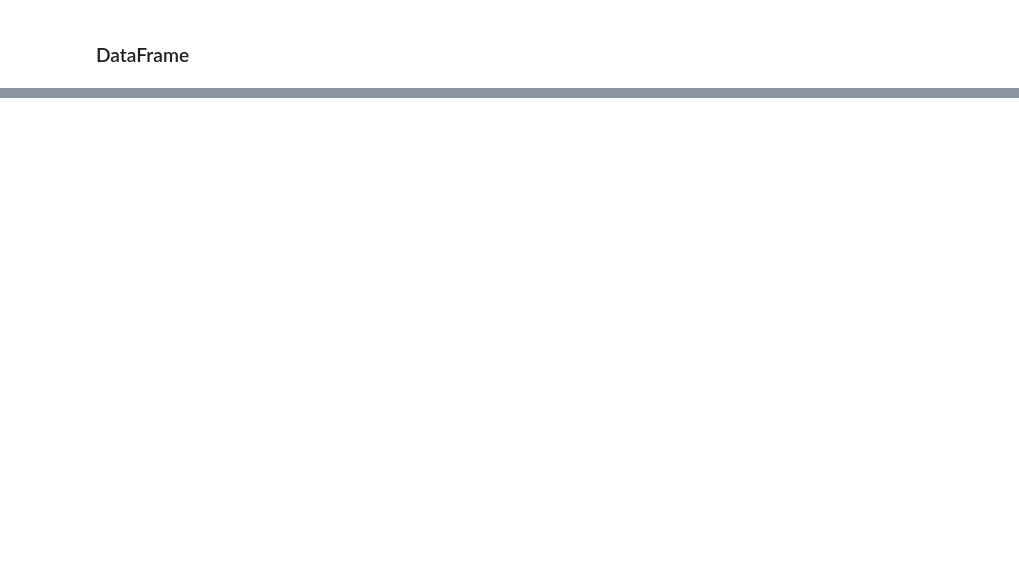
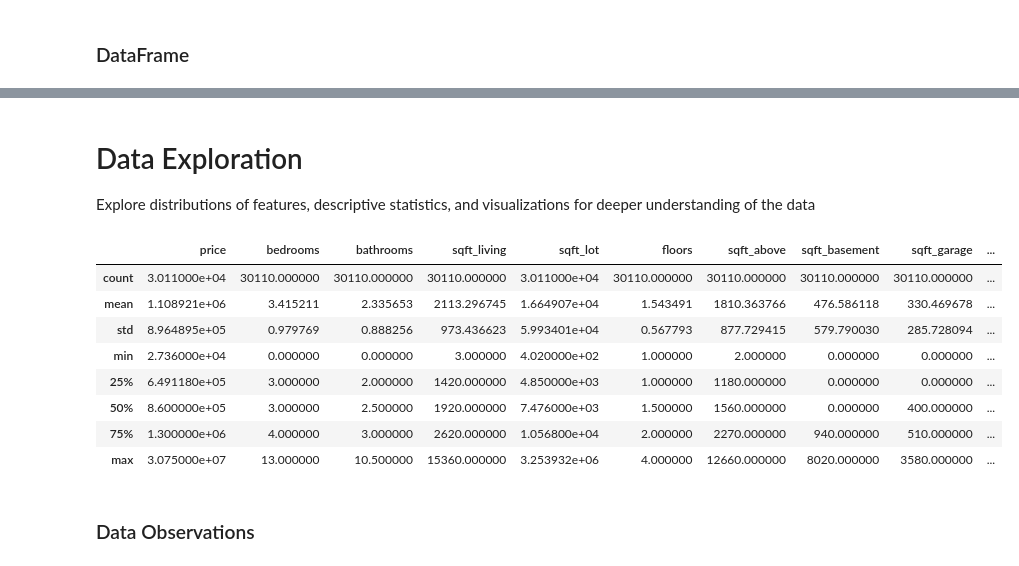
Before and after one commit to alvaromendizabal/dsc-phase-2-project-v2-3, a Jupyter notebook: notebook_final.ipynb, the cells around one changed output, grey strips where cells are left out. Cells and saved outputs as stored; diff of their text form; code cells hidden in the pictures; blank space fills up the shorter version.

```diff
--- a/notebook_final.ipynb
+++ b/notebook_final.ipynb
@@ -36,2 +83,6 @@ from sklearn.preprocessing import PolynomialFeatures, StandardScaler, OrdinalEnc
 # %% [markdown]
 ### DataFrame
+# %%
+# Initialize dataframe from King's County House Data CSV; Parse Dates; View first 5 rows
+kc_house = pd.read_csv('./data/kc_house_data_22.csv', parse_dates=['date'])
+kc_house.head()
@@ -37,0 +205,3 @@ from sklearn.preprocessing import PolynomialFeatures, StandardScaler, OrdinalEnc
+# %%
+# Drop duplicates
+kc_house = kc_house.sort_values('id', ascending = False).drop_duplicates(subset = 'id', keep = 'first')
@@ -37,0 +218,3 @@ from sklearn.preprocessing import PolynomialFeatures, StandardScaler, OrdinalEnc
+# %%
+# Drop 'id' - no longer useful as we have handled duplicate values
+kc_house = kc_house.drop('id', axis=1)
@@ -37,0 +273,3 @@ from sklearn.preprocessing import PolynomialFeatures, StandardScaler, OrdinalEnc
+# %%
+# Since the null values in heat_source and sewer_system comprise only 0.16% of the data, we will drop them
+kc_house = kc_house.dropna()
@@ -37,0 +297,18 @@ from sklearn.preprocessing import PolynomialFeatures, StandardScaler, OrdinalEnc
+# %% [markdown]
+# Data Exploration
+Explore distributions of features, descriptive statistics, and visualizations for deeper understanding of the data
+# %%
+# Data Summary Statistics
+kc_house.describe()
+# %% [output]
+|  | price | bedrooms | bathrooms | sqft_living | sqft_lot | floors | sqft_above | sqft_basement | sqft_garage | ... |
+| count | 3.011000e+04 | 30110.000000 | 30110.000000 | 30110.000000 | 3.011000e+04 | 30110.000000 | 30110.000000 | 30110.000000 | 30110.000000 | ... |
+| mean | 1.108921e+06 | 3.415211 | 2.335653 | 2113.296745 | 1.664907e+04 | 1.543491 | 1810.363766 | 476.586118 | 330.469678 | ... |
+| std | 8.964895e+05 | 0.979769 | 0.888256 | 973.436623 | 5.993401e+04 | 0.567793 | 877.729415 | 579.790030 | 285.728094 | ... |
+| min | 2.736000e+04 | 0.000000 | 0.000000 | 3.000000 | 4.020000e+02 | 1.000000 | 2.000000 | 0.000000 | 0.000000 | ... |
+| 25% | 6.491180e+05 | 3.000000 | 2.000000 | 1420.000000 | 4.850000e+03 | 1.000000 | 1180.000000 | 0.000000 | 0.000000 | ... |
+| 50% | 8.600000e+05 | 3.000000 | 2.500000 | 1920.000000 | 7.476000e+03 | 1.500000 | 1560.000000 | 0.000000 | 400.000000 | ... |
+| 75% | 1.300000e+06 | 4.000000 | 3.000000 | 2620.000000 | 1.056800e+04 | 2.000000 | 2270.000000 | 940.000000 | 510.000000 | ... |
+| max | 3.075000e+07 | 13.000000 | 10.500000 | 15360.000000 | 3.253932e+06 | 4.000000 | 12660.000000 | 8020.000000 | 3580.000000 | ... |
+# %% [markdown]
+### Data Observations
```
Also changed, not shown: parts of 34 cells of this notebook.
